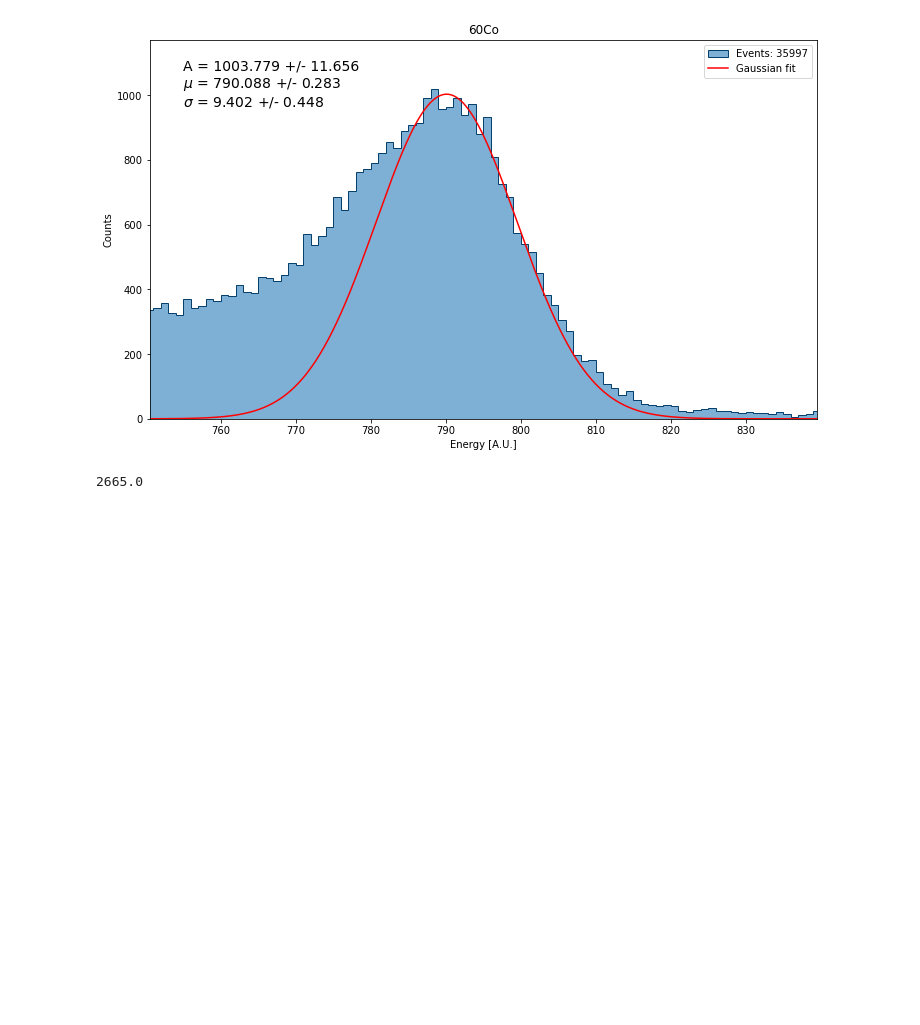
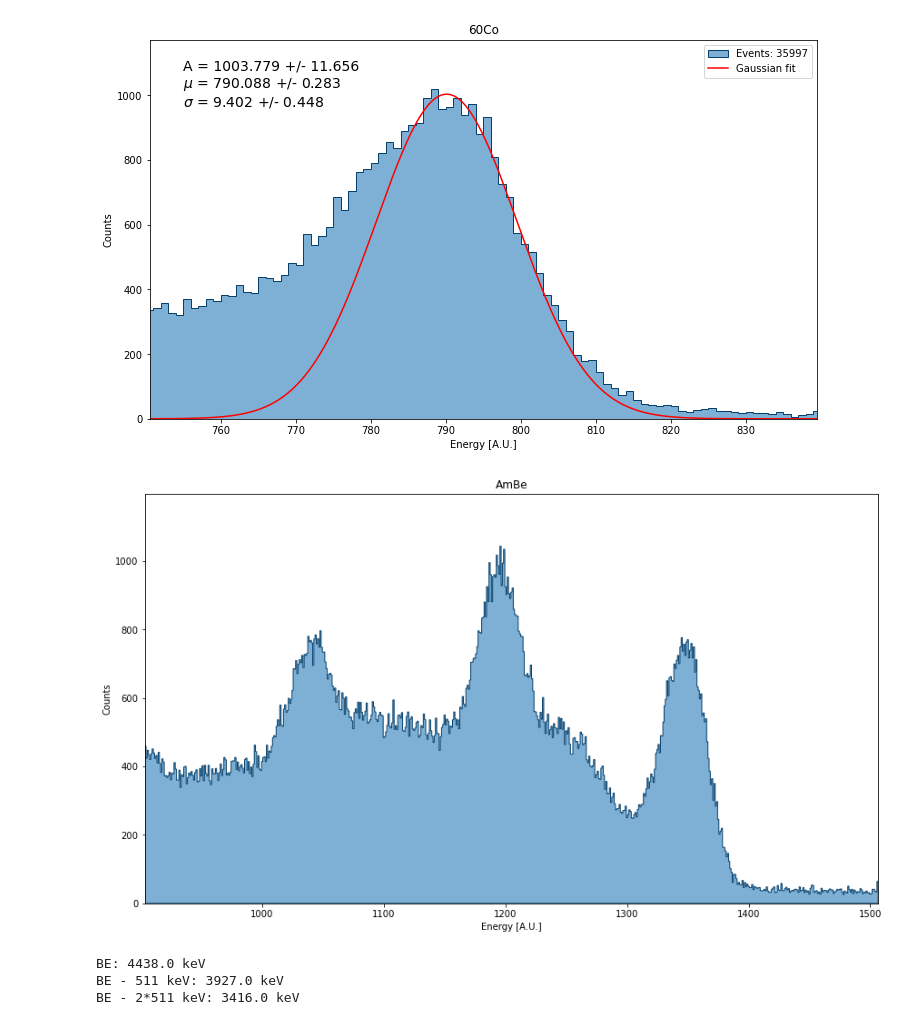
Before and after one commit to niklai99/advanced-laboratory, a Jupyter notebook: cn-calib/labr_a_gaussians.ipynb, the cells around one changed output. Saved outputs shown, nothing was run; the diff lists cells and outputs as text; code cells hidden in the pictures; blank space fills up the shorter version.

```diff
--- a/cn-calib/labr_a_gaussians.ipynb
+++ b/cn-calib/labr_a_gaussians.ipynb
@@ -9,7 +9,7 @@ from calib_fit     import fit_peak, gaussian, build_parameter_string, save_param
 import glob
 import os
 # %%
-SOURCE_LIST = ("60Co", "137Cs", "22Na")
+SOURCE_LIST = ("60Co", "137Cs", "22Na", "AmBe")
 E_FILTER    = ([10, 5, 5], [500, 500, 500])
 
 E_CS   = 661.7  # keV
@@ -318,7 +318,24 @@ plt.show()
 save_parameters(par_1, err_1, "labr_a_60Co_2665keV")
 # %% [output]
 [figure]
-# %%
-E_CO_SUM_22
-# %% [output]
-2665.0
+# %%
+parameters_path = "./calib-parameters/"
+name = "labr_a"
+calibration = np.loadtxt(f"{parameters_path}{name}_linear_parameters.txt")
+m = calibration[0]
+q = calibration[1]
+# %%
+# plot the AmBe spectrum
+fig, ax = plt.subplots(figsize=(12,7), constrained_layout=True)
+
+x, y = LaBr3_A.get_energy_histogram("AmBe")
+x_cal = (x - q) / m
+
+e_filter = (x_cal > 3000) & (x_cal < 5000)
+
+ax = plot_energy_spectrum(x=x, y=y, energy_filter=e_filter, bins=x[e_filter], fig=fig, title="AmBe", xlabel="Energy [A.U.]", label=f"Events: {np.sum(y[e_filter]):.0f}", ax=ax)
+
+
+plt.show()
+# %% [output]
+[figure, added]
@@ -324,0 +346,8 @@ E_CO_SUM_22
+# %%
+print(f"BE: {E_BE} keV")
+print(f"BE - 511 keV: {E_BE_1} keV")
+print(f"BE - 2*511 keV: {E_BE_2} keV")
+# %% [output]
+BE: 4438.0 keV
+BE - 511 keV: 3927.0 keV
+BE - 2*511 keV: 3416.0 keV
```
Also changed, not shown: parts of 4 cells of this notebook, 16 other files.
